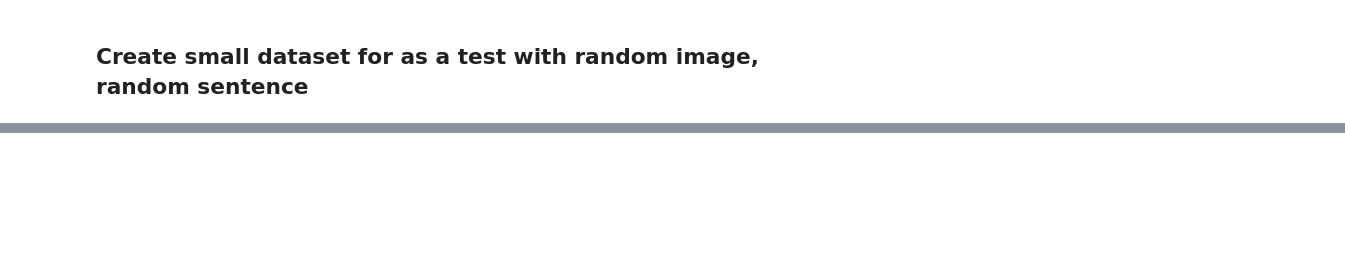
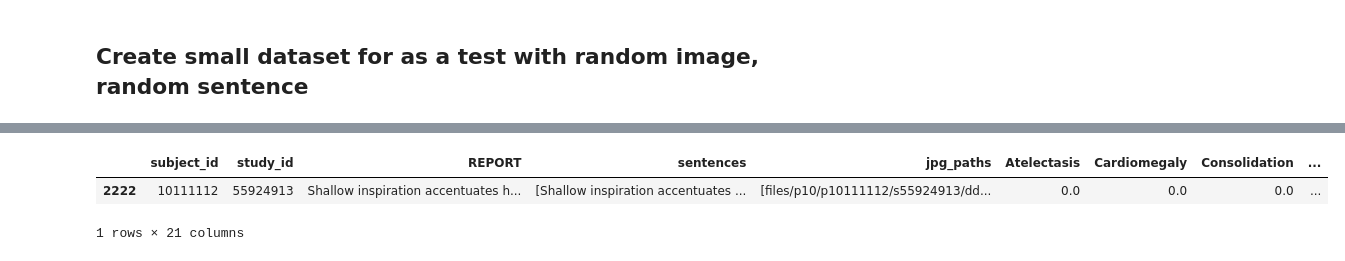
Before and after one commit to LaurinSiefermann/SemSimMedCLIP, a Jupyter notebook: myUtils/create_testing_input.ipynb, the cells around one changed output, grey strips where cells are left out. Cells and saved outputs as stored; diff of their text form; code cells hidden in the pictures; blank space fills up the shorter version.

```diff
--- a/myUtils/create_testing_input.ipynb
+++ b/myUtils/create_testing_input.ipynb
@@ -348,0 +436,4 @@ MIMIC_5x200.to_pickle(
+# %%
+labels = []
+for col in train_validated.columns[5:-1]:
+    labels.append(col)
@@ -348,0 +457,4 @@ MIMIC_5x200.to_pickle(
+# %%
+train_validated['ChexPert'] = train_validated.groupby(labels).ngroup() + 1
+val_validated['ChexPert'] = val_validated.groupby(labels).ngroup() + 1
+MIMIC_5x200['ChexPert'] = MIMIC_5x200.groupby(labels).ngroup() + 1
@@ -365,5 +483,13 @@ val.to_csv('val_1000_mimic.csv', index=False)
 df_val_sampled.to_pickle(
     '/home/lsiefermann/open_clip_based_thesis/myUtils/val_1000_mimic.pkl')
+# %%
+# get subject_id = 10111112 and studyid = 55924913
+
+train_validated[train_validated['study_id'] == 55924913]
+# %% [output]
+|  | subject_id | study_id | REPORT | sentences | jpg_paths | Atelectasis | Cardiomegaly | Consolidation | ... |
+| 2222 | 10111112 | 55924913 | Shallow inspiration accentuates h... | [Shallow inspiration accentuates ... | [files/p10/p10111112/s55924913/dd... | 0.0 | 0.0 | 0.0 | ... |
+1 rows × 21 columns
 # %%
 random.seed(422)  # Set the seed for the random number generator
 
```
Also changed, not shown: parts of 15 cells of this notebook.
